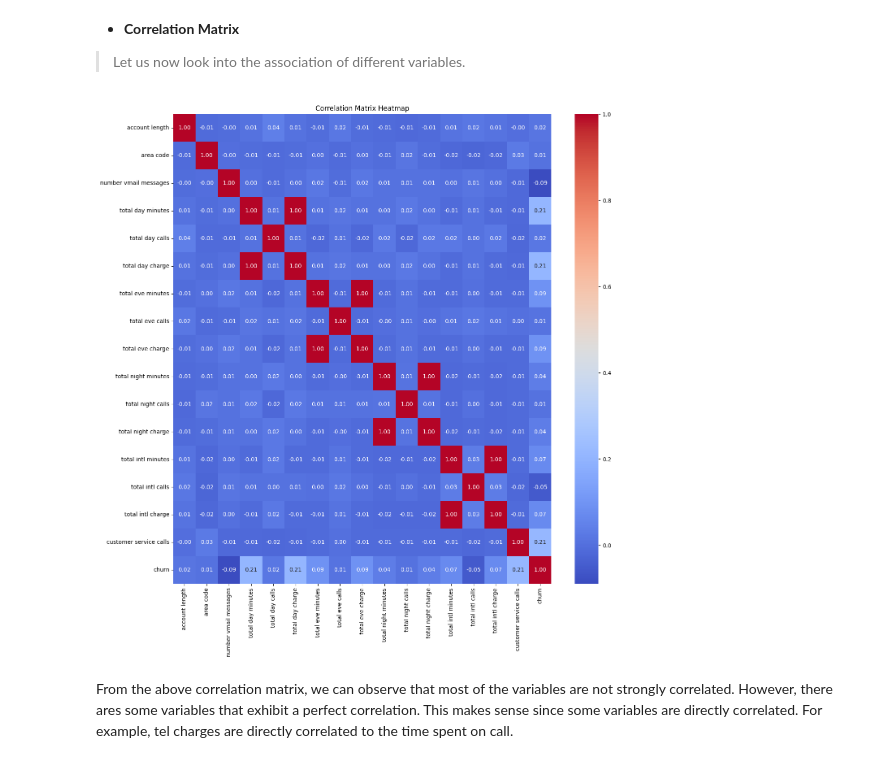
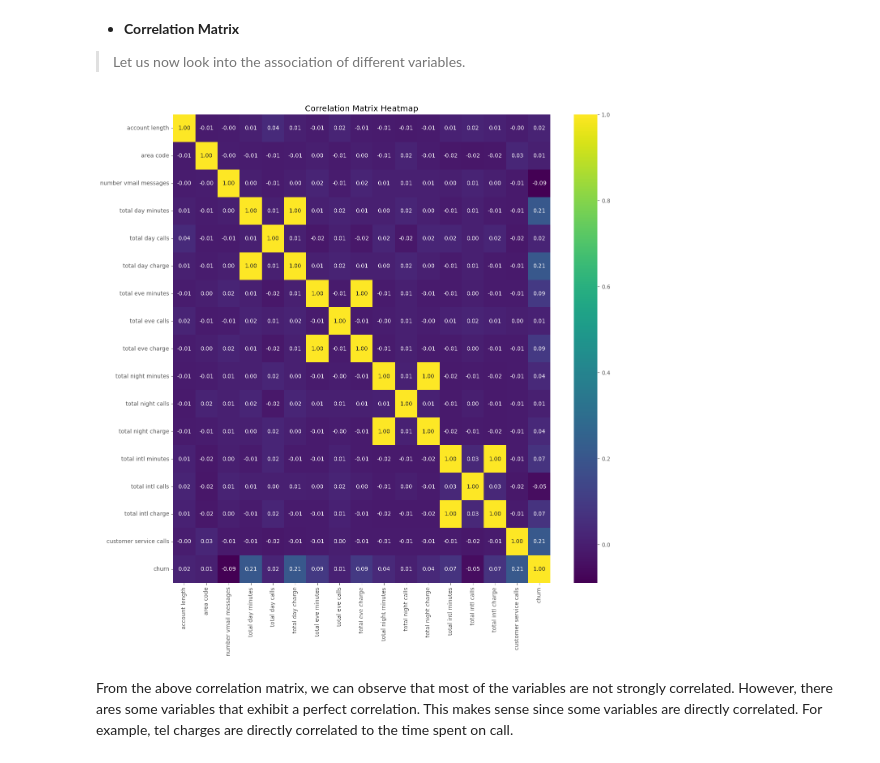
Before and after one commit to D-EKALE/phase-3-final-project, a Jupyter notebook: phase-3-final-project.ipynb, the cells around one changed output. Drawn from its saved outputs; the diff is of its cells as text; code cells hidden in the pictures.

```diff
--- a/phase-3-final-project.ipynb
+++ b/phase-3-final-project.ipynb
@@ -15,6 +15,8 @@ It will also help us specifically tailor our analysis to the main purpose of the
 # %%
 import pandas as pd
 import numpy as np
+import matplotlib.pyplot as plt
+plt.style.use('ggplot')
 df = pd.read_csv('syria-tel.csv')
 df.head()
 # %% [output]
@@ -113,3 +123,5 @@ Let us now understand how our variables are distributed or correlated to one ano
+# %%
+df = df.drop(['phone number'], axis=1)
 # %%
 churn_count = df.churn.value_counts(normalize=True)*100
 print(churn_count)
@@ -180,12 +192,12 @@ From the above, we can see that most of the distribution plots are normally dist
 # %%
 import seaborn as sns
 corr_matrix = df.corr(numeric_only=True)
 plt.figure(figsize=(15,15))
-sns.heatmap(corr_matrix, annot=True, cmap='coolwarm', fmt=".2f")
+sns.heatmap(corr_matrix, annot=True, cmap='viridis', fmt=".2f")
 plt.title("Correlation Matrix Heatmap")
 plt.show()
 # %% [output]
-[figure, old version]
+[figure, new version]
 # %% [markdown]
 From the above correlation matrix, we can observe that most of the variables are not strongly correlated. However, there ares some variables that exhibit a perfect correlation. This makes sense since some variables are directly correlated. For example, tel charges are directly correlated to the time spent on call.
 # %% [markdown]
```
Also changed, not shown: parts of 44 cells of this notebook.
